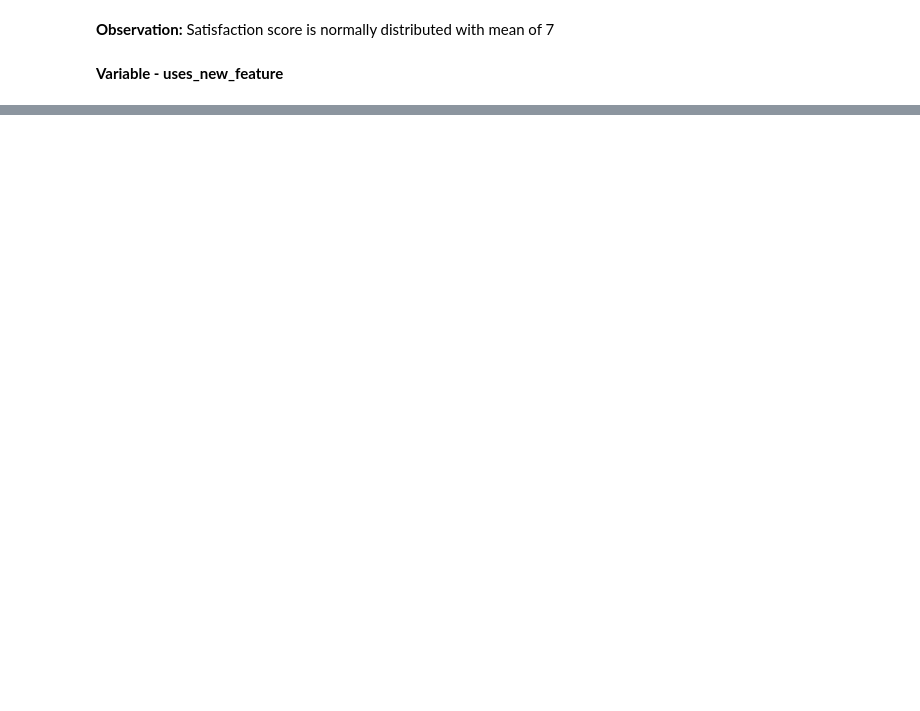
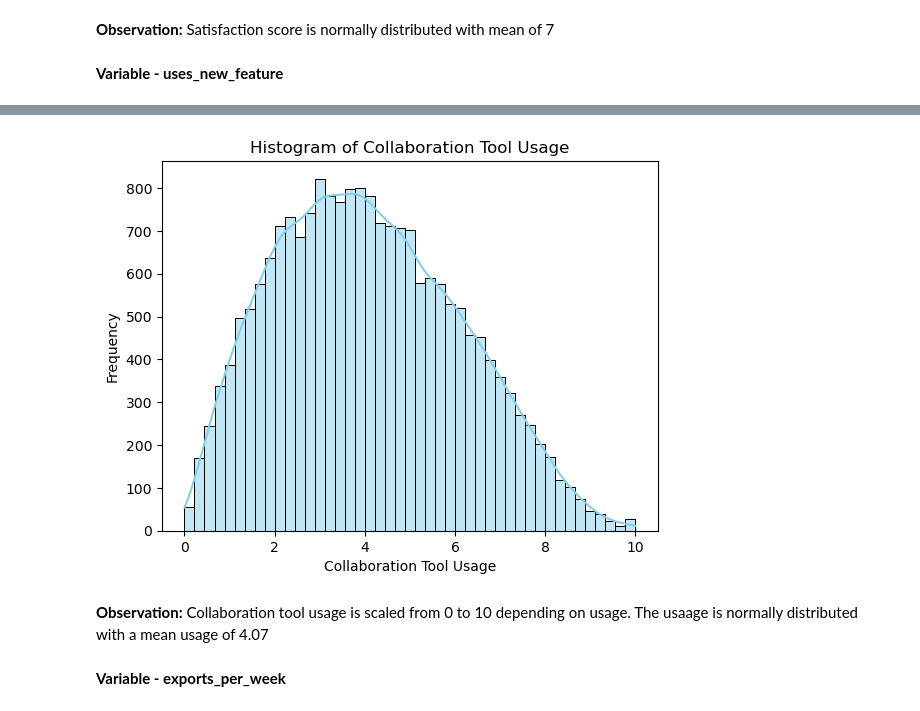
Before and after one commit to shruti0209/LearnML_Capstone, a Jupyter notebook: Lookalike_Analysis.ipynb, the cells around one changed output, grey strips where cells are left out. Saved outputs shown, nothing was run; the diff lists cells and outputs as text; code cells hidden in the pictures; blank space fills up the shorter version.

```diff
--- a/Lookalike_Analysis.ipynb
+++ b/Lookalike_Analysis.ipynb
@@ -159,0 +259,13 @@ plt.show()
+# %%
+# Plot histogram of satisfaction_score
+sns.histplot(data['collaboration_tool_usage'], kde=True, color='skyblue')
+plt.title('Histogram of Collaboration Tool Usage')
+plt.xlabel('Collaboration Tool Usage')
+plt.ylabel('Frequency')
+plt.show()
+# %% [output]
+[figure, added]
+# %% [markdown]
+**Observation:** Collaboration tool usage is scaled from 0 to 10 depending on usage. The usaage is normally distributed with a mean usage of 4.07
+# %% [markdown]
+**Variable - exports_per_week**
```
Also changed, not shown: parts of 129 cells of this notebook.
